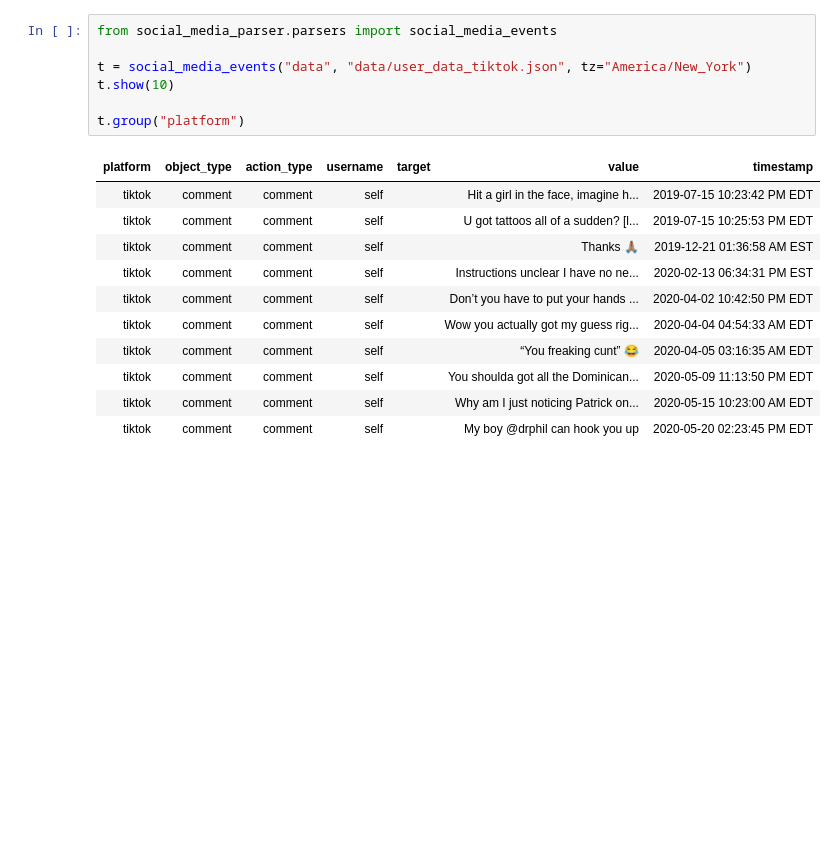
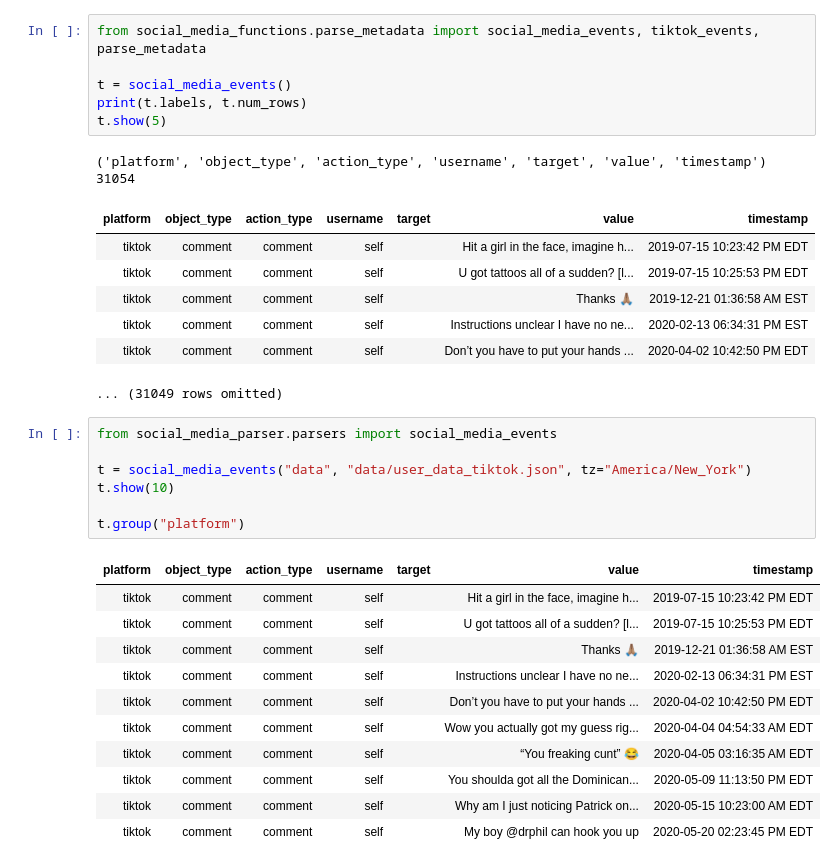
Before and after one commit to lujiec2020/TEEM2, a Jupyter notebook: analysis.ipynb, the cells around one changed output. Saved outputs shown, nothing was run; the diff lists cells and outputs as text; blank space fills up the shorter version.

```diff
--- a/analysis.ipynb
+++ b/analysis.ipynb
@@ -1,3 +1,18 @@
+# %%
+from social_media_functions.parse_metadata import social_media_events, tiktok_events, parse_metadata
+
+t = social_media_events()
+print(t.labels, t.num_rows)
+t.show(5)
+# %% [output]
+('platform', 'object_type', 'action_type', 'username', 'target', 'value', 'timestamp') 31054
+| platform | object_type | action_type | username | target | value | timestamp |
+| tiktok | comment | comment | self |  | Hit a girl in the face, imagine h... | 2019-07-15 10:23:42 PM EDT |
+| tiktok | comment | comment | self |  | U got tattoos all of a sudden? [l... | 2019-07-15 10:25:53 PM EDT |
+| tiktok | comment | comment | self |  | Thanks 🙏🏽 | 2019-12-21 01:36:58 AM EST |
+| tiktok | comment | comment | self |  | Instructions unclear I have no ne... | 2020-02-13 06:34:31 PM EST |
+| tiktok | comment | comment | self |  | Don’t you have to put your hands ... | 2020-04-02 10:42:50 PM EDT |
+... (31049 rows omitted)
 # %%
 from social_media_parser.parsers import social_media_events
 
```
Also changed, not shown: 19 other files.
